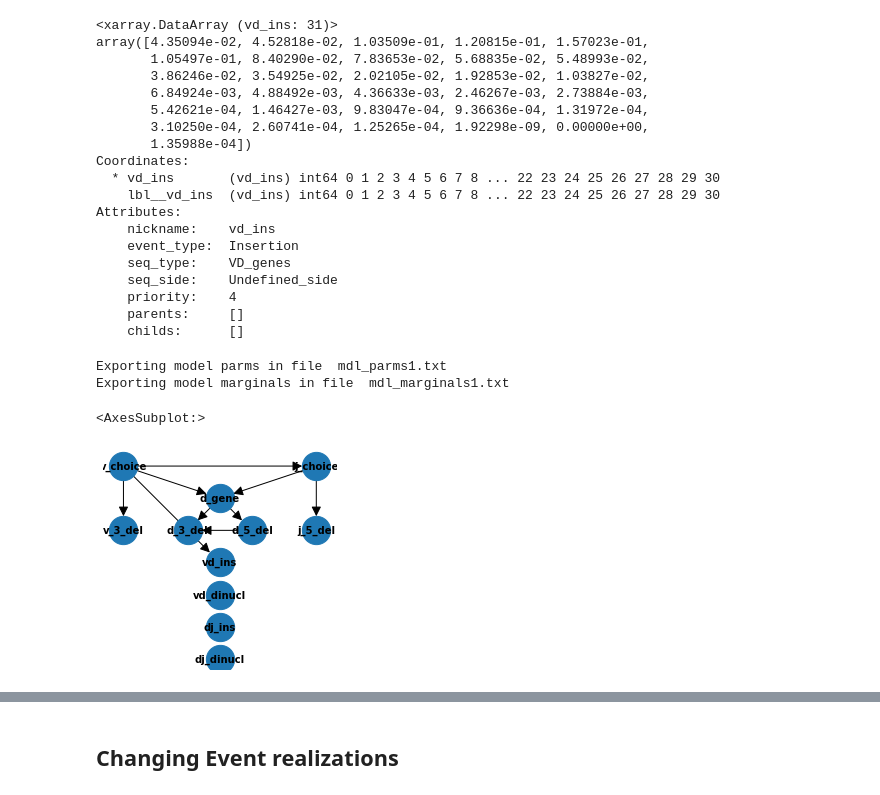
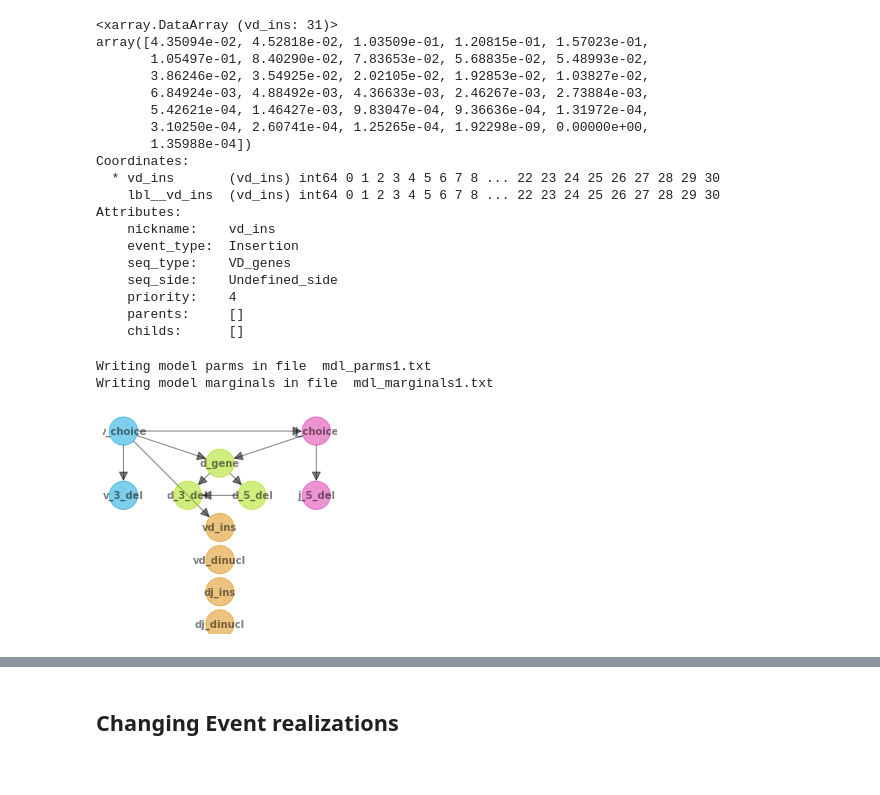
Before and after one commit to statbiophys/pygor3, a Jupyter notebook: pygor3/demo/notebooks/d02_EditModel.ipynb, the cells around one changed output, grey strips where cells are left out. Cells and saved outputs as stored; diff of their text form; code cells hidden in the pictures.

```diff
--- a/pygor3/demo/notebooks/d02_EditModel.ipynb
+++ b/pygor3/demo/notebooks/d02_EditModel.ipynb
@@ -45,15 +43,12 @@ Attributes:
     priority:    4
     parents:     []
     childs:      []
-# %%
-mdl.parms.add_Egde('v_choice', 'vd_ins')
-mdl.parms.write_model_parms("mdl_parms1.txt")
-mdl.marginals.initialize_uniform_from_model_parms(mdl.parms)
-mdl.marginals.write_model_marginals("mdl_marginals1.txt", model_parms=mdl.parms)
-mdl.parms.plot_Graph()
-# %% [output]
-Exporting model parms in file  mdl_parms1.txt
-Exporting model marginals in file  mdl_marginals1.txt
-<AxesSubplot:>
-[figure, removed]
+# %%
+mdl.add_Edge('v_choice', 'vd_ins')
+mdl.plot_Bayes_network()
+mdl.write_model("mdl_parms1.txt", "mdl_marginals1.txt")
+# %% [output]
+Writing model parms in file  mdl_parms1.txt
+Writing model marginals in file  mdl_marginals1.txt
+[figure, added]
 # %%
```
Also changed, not shown: parts of 23 cells of this notebook, 8 other files.
